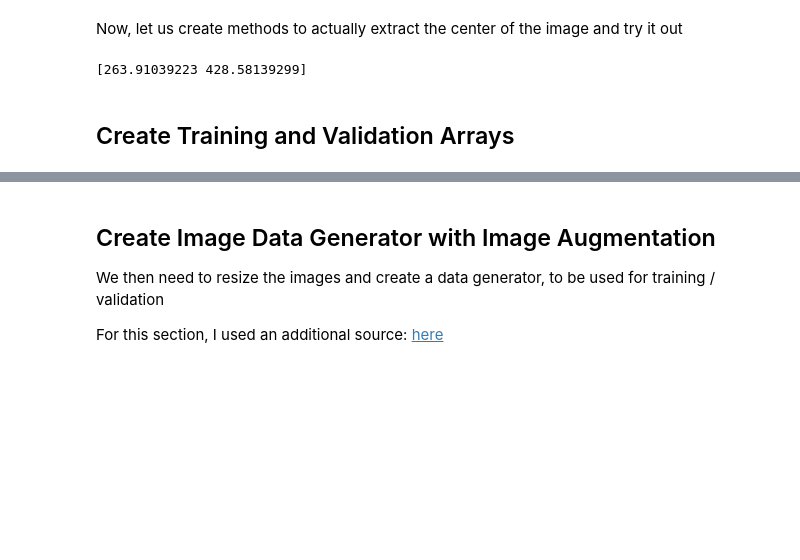
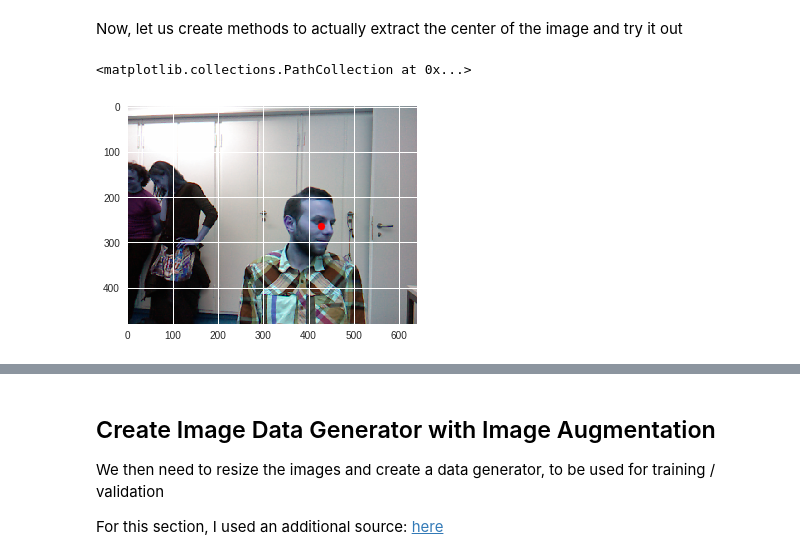
Before and after one commit to MatthewCalligaro/TheNoseArcade, a Jupyter notebook: neural-network/notebooks/vanilla-tf-keras-model.ipynb, the cells around one changed output, grey strips where cells are left out. Cells and saved outputs as stored; diff of their text form; code cells hidden in the pictures; blank space fills up the shorter version.

```diff
--- a/neural-network/notebooks/vanilla-tf-keras-model.ipynb
+++ b/neural-network/notebooks/vanilla-tf-keras-model.ipynb
@@ -63,8 +68,9 @@ def get_scaled_center(f, width, height):
 # %%
 fname = '09/frame_00667_rgb.png'
 img = cv2.imread(data_path + fname)
-print(get_ip_center(fname, img.shape[0], img.shape[1]))
+plt.imshow(img)
+ctr = get_scaled_center(fname, img.shape[0], img.shape[1])
+plt.scatter([ctr[1]], [ctr[0]], c='r')
 # %% [output]
-[263.91039223 428.58139299]
+<matplotlib.collections.PathCollection at 0x...>
+[figure, added]
-# %% [markdown]
-## Create Training and Validation Arrays
```
Also changed, not shown: parts of 23 cells of this notebook.
